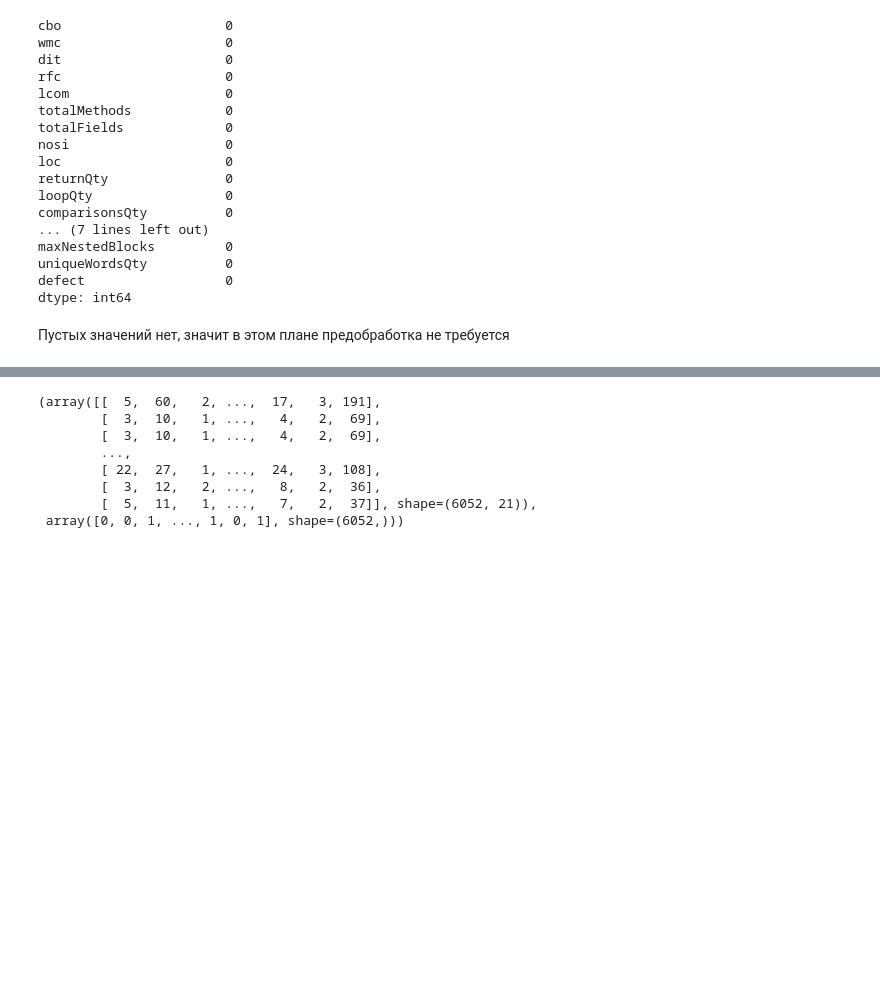
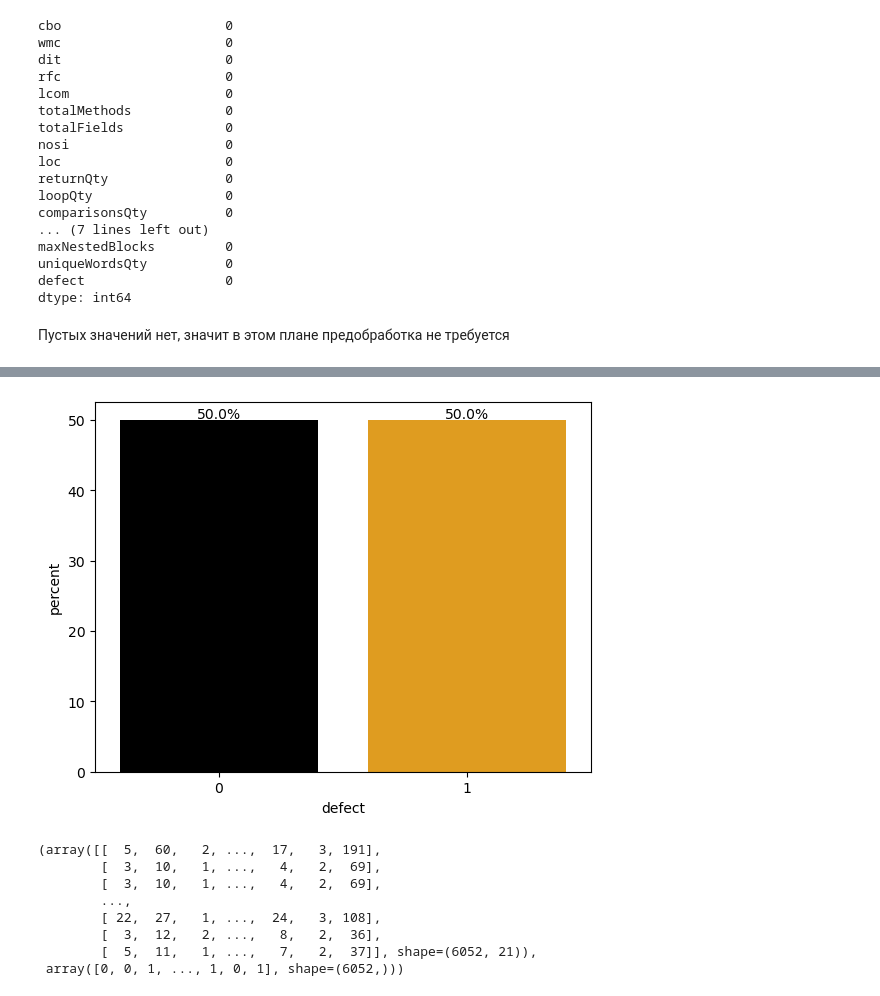
Before and after one commit to Makiavelly/ML-CMP-Different-Models, a Jupyter notebook: mldifmod.ipynb, the cells around one changed output, grey strips where cells are left out. Cells and saved outputs as stored; diff of their text form; code cells hidden in the pictures; blank space fills up the shorter version.

```diff
--- a/mldifmod.ipynb
+++ b/mldifmod.ipynb
@@ -71,3 +89,22 @@ dtype: int64
+# %%
+norm_target = (dataset
+               .defect
+               .value_counts(normalize=True)
+               .mul(100)
+               .rename('percent')
+               .reset_index())
+ax = sns.barplot(x='defect', y='percent', data=norm_target, palette=['black', 'orange'], hue='defect', legend=False)
+for p in ax.patches:
+    ax.annotate(
+        f'{p.get_height()}%',
+        (p.get_x() + p.get_width()/2.0, p.get_height()),
+        ha='center',
+        va='center',
+        xytext=(0,4),
+        textcoords='offset points'
+    )
+# %% [output]
+[figure, added]
 # %%
 X, y = dataset.iloc[:, :-1].values, dataset.iloc[:, -1].values
 X, y
```
Also changed, not shown: parts of 22 cells of this notebook.
